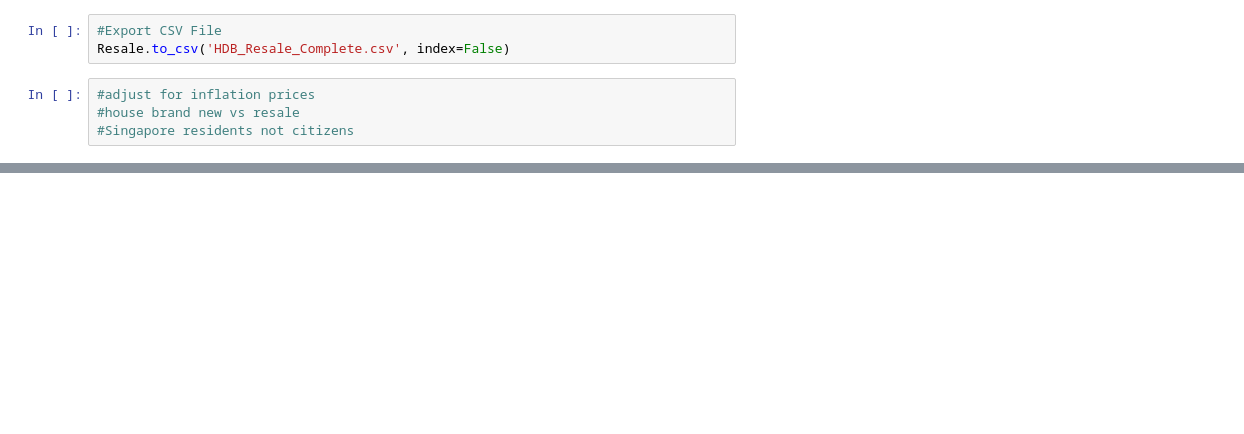
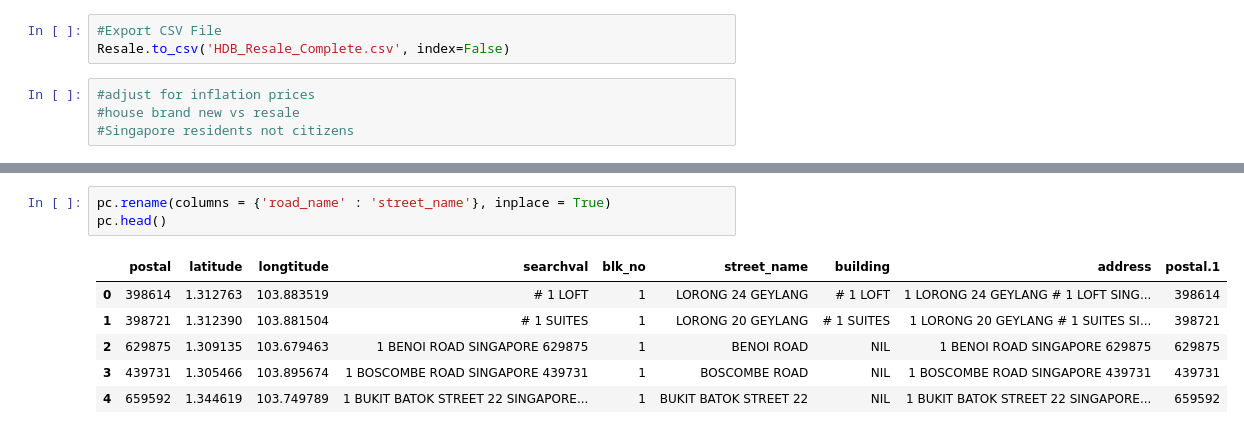
Before and after one commit to FaizalRahman117/IOD, a Jupyter notebook: Mini Lab 1/FR - Mini Lab 1.ipynb, the cells around one changed output, grey strips where cells are left out. Cells and saved outputs as stored; diff of their text form; blank space fills up the shorter version.

```diff
--- a/Mini Lab 1/FR - Mini Lab 1.ipynb
+++ b/Mini Lab 1/FR - Mini Lab 1.ipynb
@@ -414,0 +396,10 @@ res
+# %%
+pc.rename(columns = {'road_name' : 'street_name'}, inplace = True)
+pc.head()
+# %% [output]
+|  | postal | latitude | longtitude | searchval | blk_no | street_name | building | address | postal.1 |
+| 0 | 398614 | 1.312763 | 103.883519 | # 1 LOFT | 1 | LORONG 24 GEYLANG | # 1 LOFT | 1 LORONG 24 GEYLANG # 1 LOFT SING... | 398614 |
+| 1 | 398721 | 1.312390 | 103.881504 | # 1 SUITES | 1 | LORONG 20 GEYLANG | # 1 SUITES | 1 LORONG 20 GEYLANG # 1 SUITES SI... | 398721 |
+| 2 | 629875 | 1.309135 | 103.679463 | 1 BENOI ROAD SINGAPORE 629875 | 1 | BENOI ROAD | NIL | 1 BENOI ROAD SINGAPORE 629875 | 629875 |
+| 3 | 439731 | 1.305466 | 103.895674 | 1 BOSCOMBE ROAD SINGAPORE 439731 | 1 | BOSCOMBE ROAD | NIL | 1 BOSCOMBE ROAD SINGAPORE 439731 | 439731 |
+| 4 | 659592 | 1.344619 | 103.749789 | 1 BUKIT BATOK STREET 22 SINGAPORE... | 1 | BUKIT BATOK STREET 22 | NIL | 1 BUKIT BATOK STREET 22 SINGAPORE... | 659592 |
```
Also changed, not shown: parts of 13 cells of this notebook, 10 other files.
